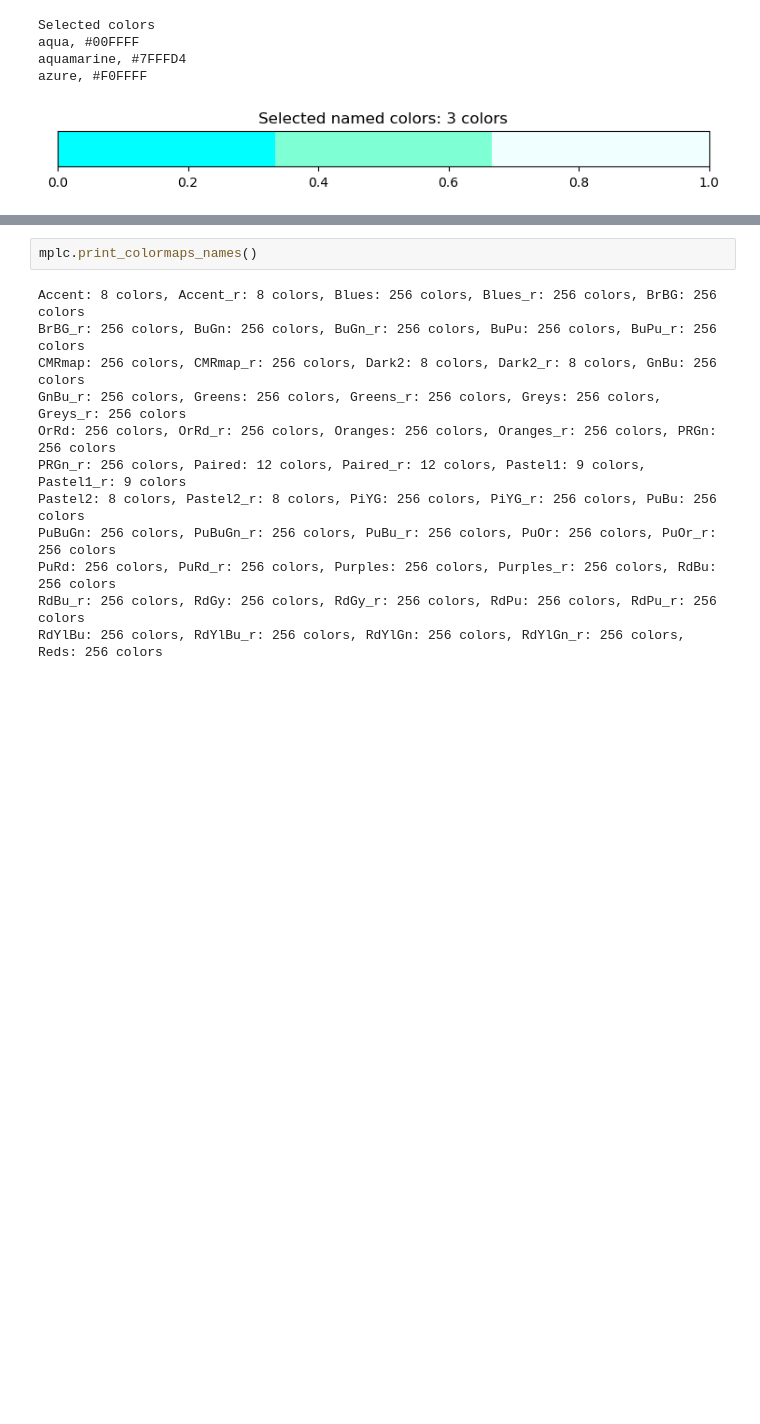
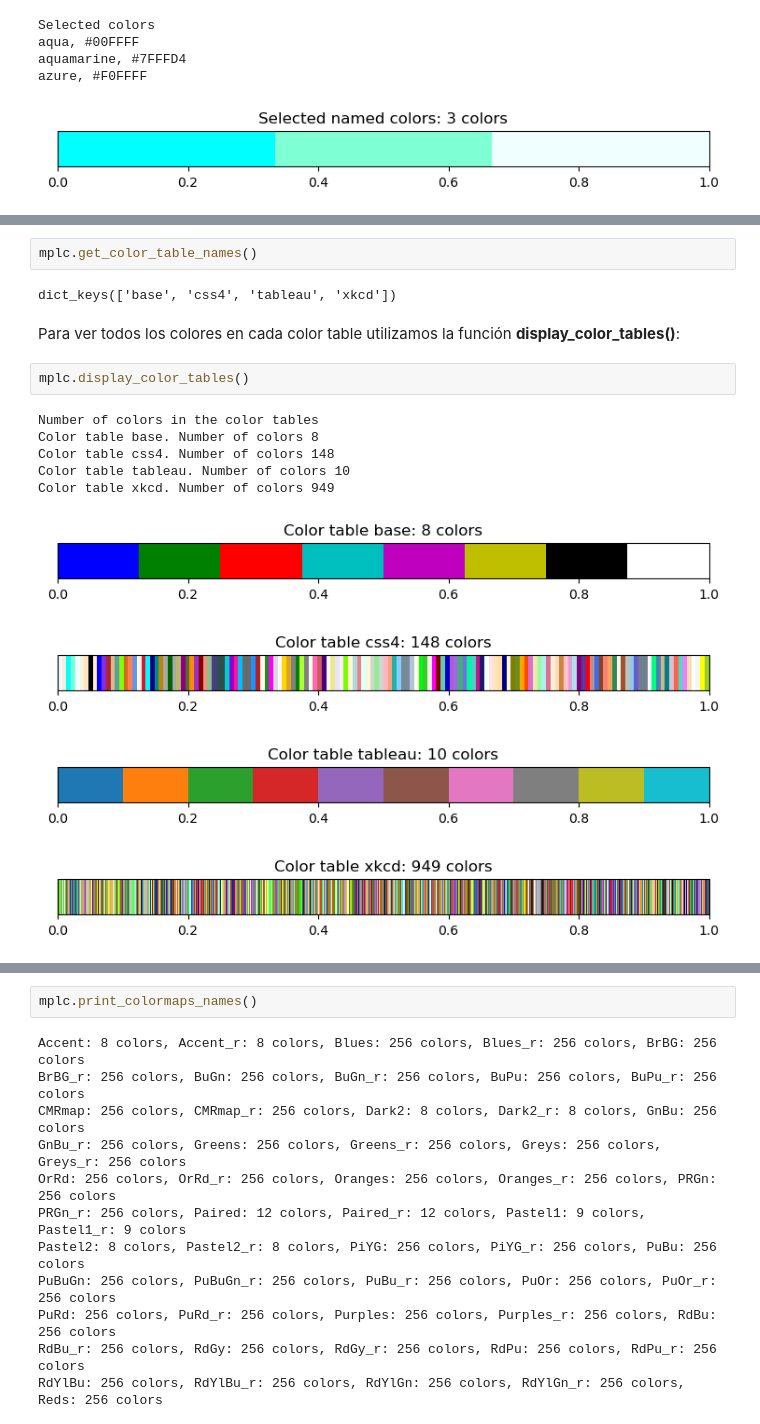
Before and after one commit to solisgb/mpl_colors, a Jupyter notebook: mpl_colors.ipynb, the cells around one changed output, grey strips where cells are left out. Drawn from its saved outputs; the diff is of its cells as text; blank space fills up the shorter version.

```diff
--- a/mpl_colors.ipynb
+++ b/mpl_colors.ipynb
@@ -50,0 +58,18 @@ azure, #F0FFFF
+# %%
+mplc.get_color_table_names()
+# %% [output]
+dict_keys(['base', 'css4', 'tableau', 'xkcd'])
+# %% [markdown]
+Para ver todos los colores en cada color table utilizamos la función __display_color_tables()__:
+# %%
+mplc.display_color_tables()
+# %% [output]
+Number of colors in the color tables
+Color table base. Number of colors 8
+Color table css4. Number of colors 148
+Color table tableau. Number of colors 10
+Color table xkcd. Number of colors 949
+[figure, added]
+[figure, added]
+[figure, added]
+[figure, added]
```
Also changed, not shown: parts of 19 cells of this notebook, 3 other files.
